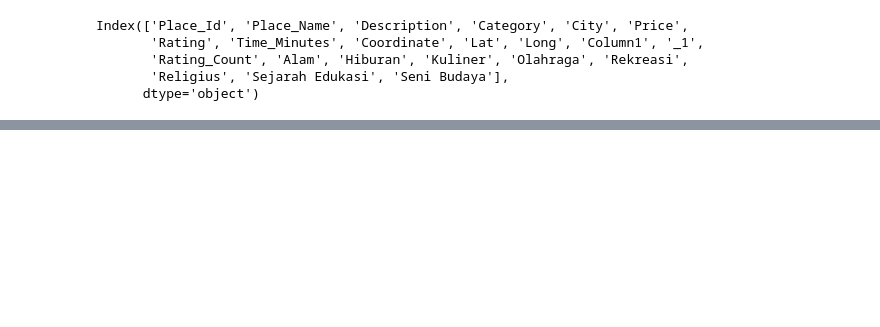
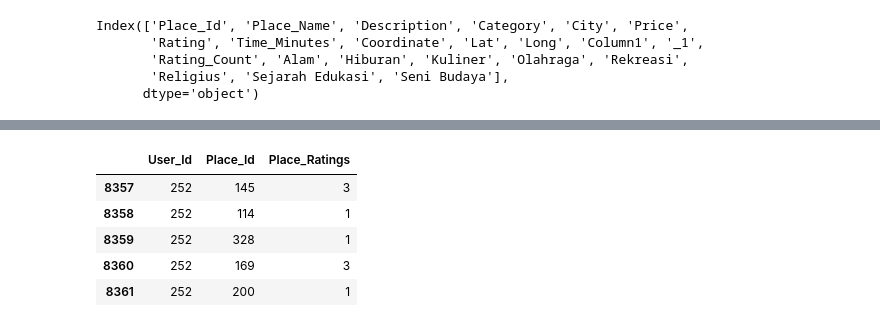
Before and after one commit to mausneg/DestiMate, a Jupyter notebook: Model/Category Model/model.ipynb, the cells around one changed output, grey strips where cells are left out. Cells and saved outputs as stored; diff of their text form; code cells hidden in the pictures; blank space fills up the shorter version.

```diff
--- a/Model/Category Model/model.ipynb
+++ b/Model/Category Model/model.ipynb
@@ -127,0 +190,11 @@ model.evaluate([user_test, item_test], tf.ones_like(user_test))
+# %%
+user_id = df_tourism_rating['User_Id'].sample(1).iloc[0]
+place_visited = df_tourism_rating[df_tourism_rating['User_Id'] == user_id]
+place_visited.head()
+# %% [output]
+|  | User_Id | Place_Id | Place_Ratings |
+| 8357 | 252 | 145 | 3 |
+| 8358 | 252 | 114 | 1 |
+| 8359 | 252 | 328 | 1 |
+| 8360 | 252 | 169 | 3 |
+| 8361 | 252 | 200 | 1 |
```
Also changed, not shown: parts of 29 cells of this notebook, 6 other files.
